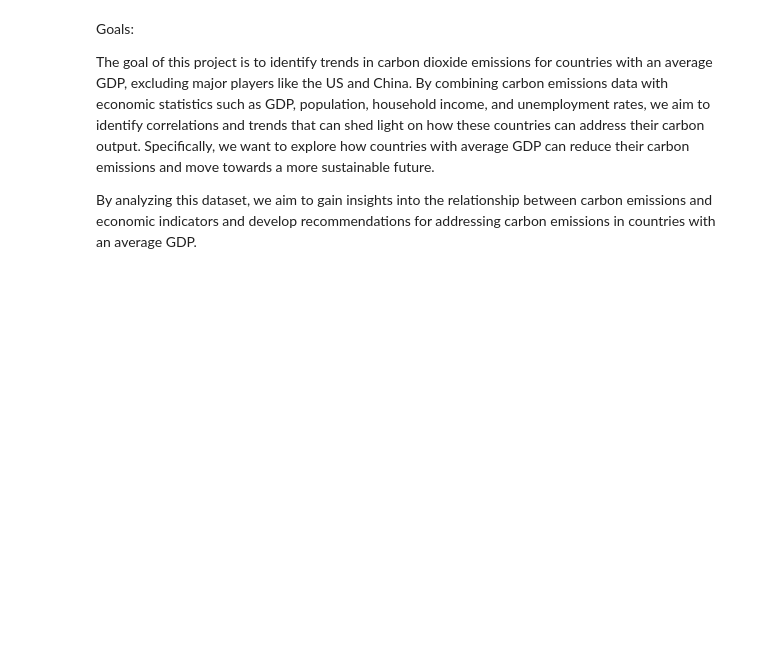
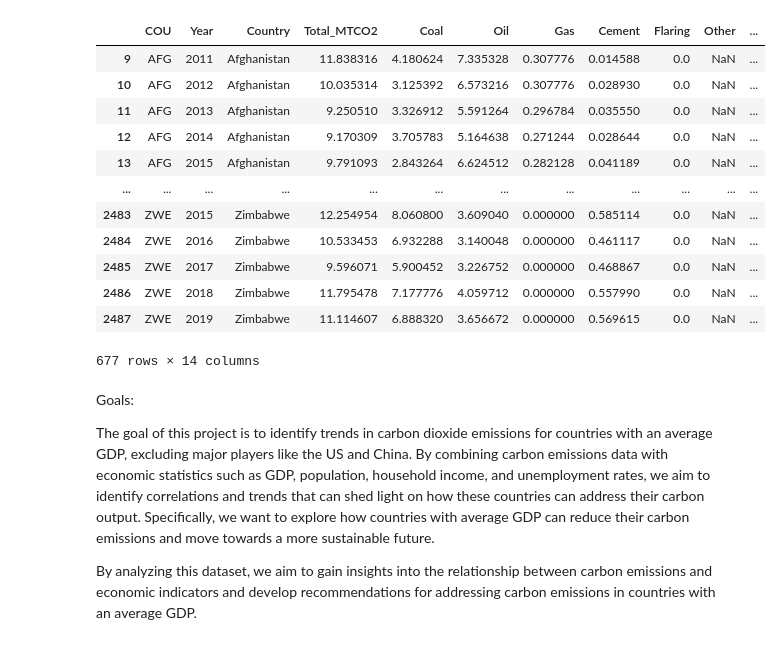
Before and after one commit to AtWillB/INST447-Final, a Jupyter notebook: analysis.ipynb, the cells around one changed output. Saved outputs shown, nothing was run; the diff lists cells and outputs as text; code cells hidden in the pictures; blank space fills up the shorter version.

```diff
--- a/analysis.ipynb
+++ b/analysis.ipynb
@@ -8,0 +30,11 @@ processed_df = pd.read_csv('data/processed_data/co2_country_year.csv')
+# %%
+# removing massive outliers pt 1
+Q1 = modern_pd.quantile(.25)
+Q2 = modern_pd.quantile(.75)
+IQR = Q2 - Q1
+
+upper_bound = Q2 + 1.5*IQR
+lower_bound = Q1 - 1.5*IQR
+# %%
+# removing massive outliers pt 2
+modern_pd = modern_pd.loc[(modern_pd > lower_bound) & (modern_pd < upper_bound)]
@@ -9,3 +46,20 @@ processed_df = pd.read_csv('data/processed_data/co2_country_year.csv')
+# %%
+processed_df = processed_df.loc[processed_df['COU'].isin(modern_pd.index)]
+processed_df
+# %% [output]
+|  | COU | Year | Country | Total_MTCO2 | Coal | Oil | Gas | Cement | Flaring | Other | ... |
+| 9 | AFG | 2011 | Afghanistan | 11.838316 | 4.180624 | 7.335328 | 0.307776 | 0.014588 | 0.0 | NaN | ... |
+| 10 | AFG | 2012 | Afghanistan | 10.035314 | 3.125392 | 6.573216 | 0.307776 | 0.028930 | 0.0 | NaN | ... |
+| 11 | AFG | 2013 | Afghanistan | 9.250510 | 3.326912 | 5.591264 | 0.296784 | 0.035550 | 0.0 | NaN | ... |
+| 12 | AFG | 2014 | Afghanistan | 9.170309 | 3.705783 | 5.164638 | 0.271244 | 0.028644 | 0.0 | NaN | ... |
+| 13 | AFG | 2015 | Afghanistan | 9.791093 | 2.843264 | 6.624512 | 0.282128 | 0.041189 | 0.0 | NaN | ... |
+| ... | ... | ... | ... | ... | ... | ... | ... | ... | ... | ... | ... |
+| 2483 | ZWE | 2015 | Zimbabwe | 12.254954 | 8.060800 | 3.609040 | 0.000000 | 0.585114 | 0.0 | NaN | ... |
+| 2484 | ZWE | 2016 | Zimbabwe | 10.533453 | 6.932288 | 3.140048 | 0.000000 | 0.461117 | 0.0 | NaN | ... |
+| 2485 | ZWE | 2017 | Zimbabwe | 9.596071 | 5.900452 | 3.226752 | 0.000000 | 0.468867 | 0.0 | NaN | ... |
+| 2486 | ZWE | 2018 | Zimbabwe | 11.795478 | 7.177776 | 4.059712 | 0.000000 | 0.557990 | 0.0 | NaN | ... |
+| 2487 | ZWE | 2019 | Zimbabwe | 11.114607 | 6.888320 | 3.656672 | 0.000000 | 0.569615 | 0.0 | NaN | ... |
+677 rows × 14 columns
 # %% [markdown]
 Goals:
 
```
Also changed, not shown: parts of 7 cells of this notebook.
